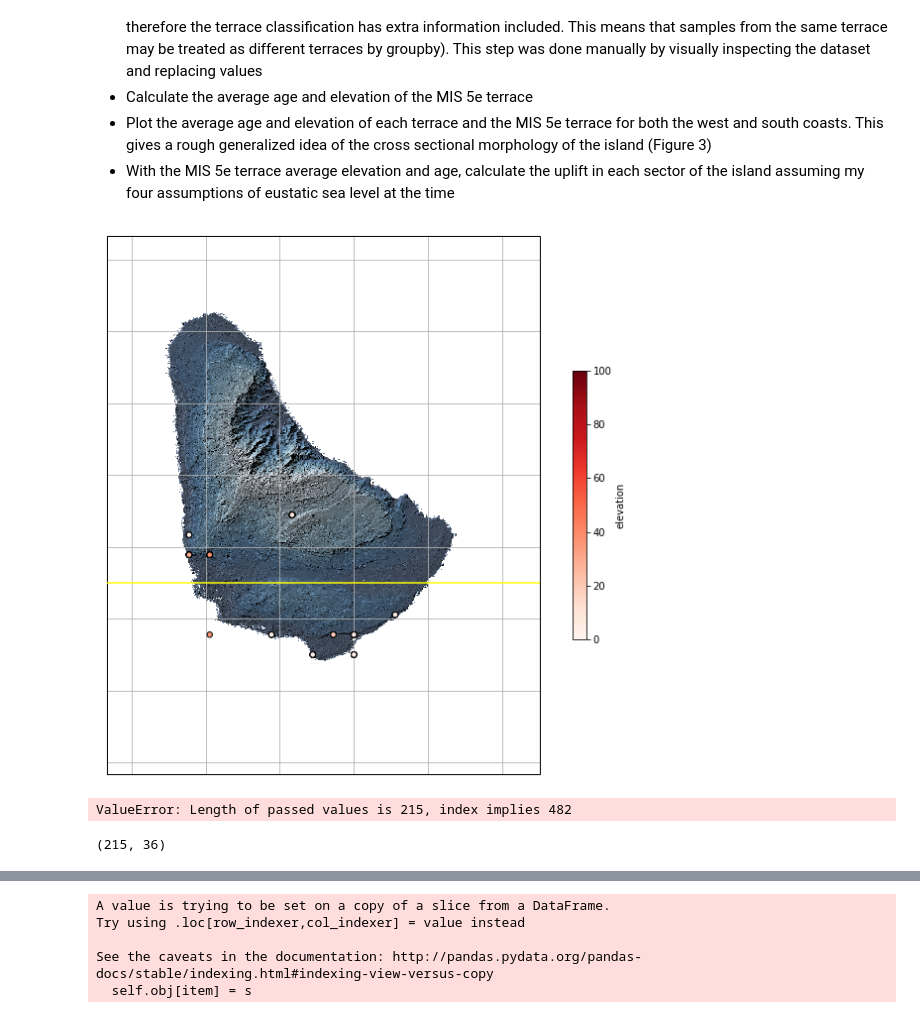
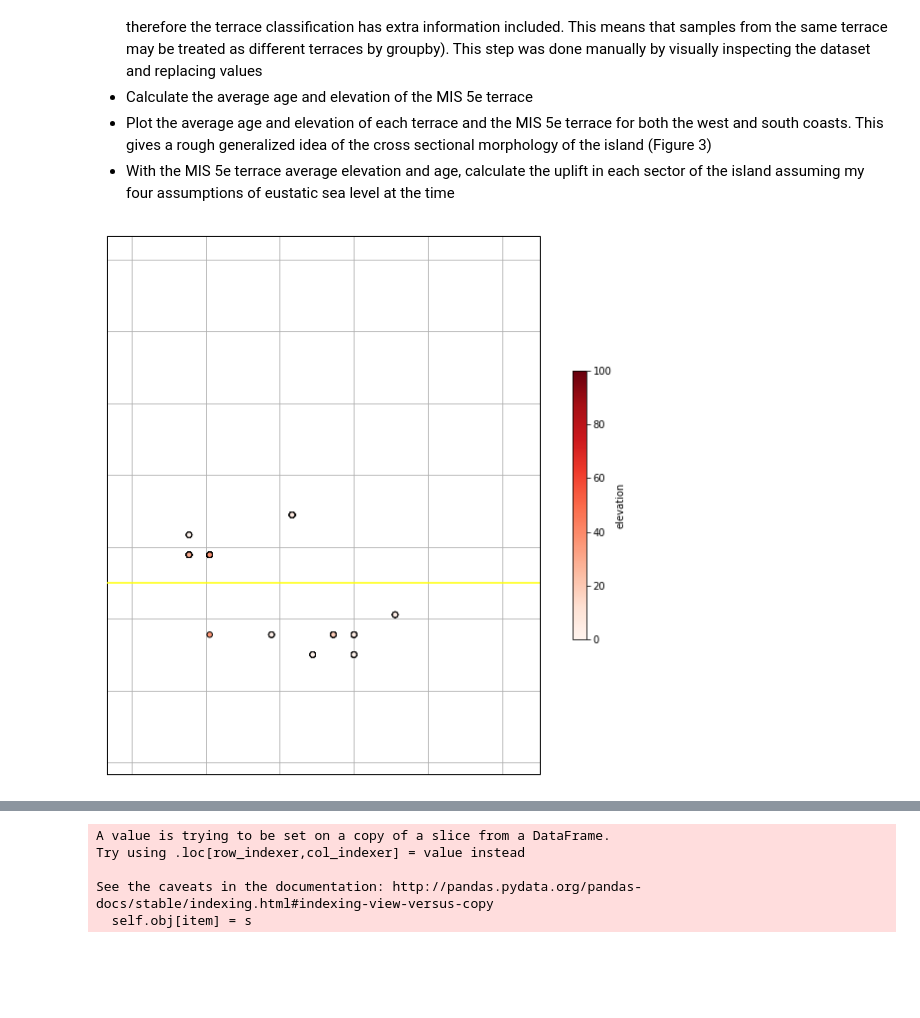
Before and after one commit to mcashman/RCES_FinalProject, a Jupyter notebook: RCES-Final_Project_SLCurve.ipynb, the cells around one changed output, grey strips where cells are left out. Drawn from its saved outputs; the diff is of its cells as text; code cells hidden in the pictures; blank space fills up the shorter version.

```diff
--- a/RCES-Final_Project_SLCurve.ipynb
+++ b/RCES-Final_Project_SLCurve.ipynb
@@ -157,6 +135,17 @@ def conv_age(Th_U, U_U, N=barbados.shape[0]):
 # %%
 #Calculate the conventional ages for all barbados samples
 barbados['conv_age'] = conv_age(barbados['Th230_U238_act_ref'].values, barbados['U234_U238_act_ref'].values)
+# %%
+def d234i_calc(U_U, conv_age):
+    d234m = ((U_U*(L238/L234))/(L238/L234)-1)*1000
+    d234Ui = d234m*np.exp(L234*conv_age)
+    return d234Ui
+# %%
+barbados['d234Ui'] = d234i_calc(barbados['U234_U238_act_ref'], barbados['conv_age'])
+# %%
+#Filter out very diagenetically altered data
+barbados = barbados[barbados.d234Ui < 200]
+barbados = barbados[barbados.d234Ui > 90]
 # %%
 def Thompson_age(d234i, conv_age, Th_U, U_U):
     if d234i > (146.8-8) and d234i < (146.8+8):
@@ -191,7 +180,8 @@ def Thompson_age(d234i, conv_age, Th_U, U_U):
                     ans = test_age[j]
         return ans
 # %%
-age = [Thompson_age(d, t, x, y) for (d, t, x, y) in zip(*[barbados['d234U_i'], barbados['conv_age'], barbados['Th230_U238_act_ref'], barbados['U234_U238_act_ref']])]
+age = [Thompson_age(d, t, x, y) for (d, t, x, y) in zip(*[barbados['d234Ui'], barbados['conv_age'],
+                                                          barbados['Th230_U238_act_ref'], barbados['U234_U238_act_ref']])]
 bindex = barbados.index.tolist()
 barbados['age_ka'] = pd.Series(age, index=bindex)
 barbados['age_ka'] = barbados['age_ka']/1000
@@ -258,26 +326,23 @@ The uplift on Barbados has been constant over the past 150 kyrs, but each sectio
 # %%
 #Plot Barbados
 plt.figure(figsize=(12,10))
 ax = plt.subplot(projection=ccrs.LambertCylindrical())
 ax.set_extent([-59.35, -59.7, 12.95, 13.4], ccrs.PlateCarree())
 
-#Add Barbados DEM
-fname = 'barbados.tiff'
-img_extent = [-59.8840, -59.1133,  13.371195, 12.95325]
-img = plt.imread(fname)
-ax.imshow(img, extent=img_extent, transform=ccrs.PlateCarree(), zorder=1)
 
 #Add map features
 ax.gridlines(zorder=2)
+
+#West-South divide
 ax.plot([-59.35, -59.7], [13.11, 13.11], transform=ccrs.PlateCarree(), zorder=10, color='yellow')
 
 #Add sample locations
 im = ax.scatter(x=barbados_mis5['dec_lon'], y=barbados_mis5['dec_lat'], c=barbados_mis5['elevation'], transform=ccrs.Geodetic(),
                 cmap='Reds', edgecolor='k', s=30, zorder=3, vmin=0, vmax=100)
 cbar = plt.colorbar(im, shrink=0.5)
 cbar.set_label('elevation', rotation=90)
 # %% [output]
-[figure, old version]
+[figure, new version]
 # %%
 #West and south coast characterization
 coast = []
@@ -287,15 +352,5 @@ for index, row in barbados_mis5.iterrows():
     elif row['dec_lat'] < 13.1100:
         coast.append('S')
 
-bindex_mis5 = barbados.index.tolist()
+bindex_mis5 = barbados_mis5.index.tolist()
 barbados_mis5['Coast'] = pd.Series(coast, index=bindex_mis5)
-
-#Create new dataframes for the south and west coasts
-Sbarbados_mis5 = barbados_mis5[barbados_mis5.Coast == 'S']
-Wbarbados_mis5 = barbados_mis5[barbados_mis5.Coast == 'W']
-# %% [output]
-ValueError: Length of passed values is 215, index implies 482
-# %%
-barbados_mis5.shape
-# %% [output]
-(215, 36)
```
Also changed, not shown: parts of 41 cells of this notebook.
